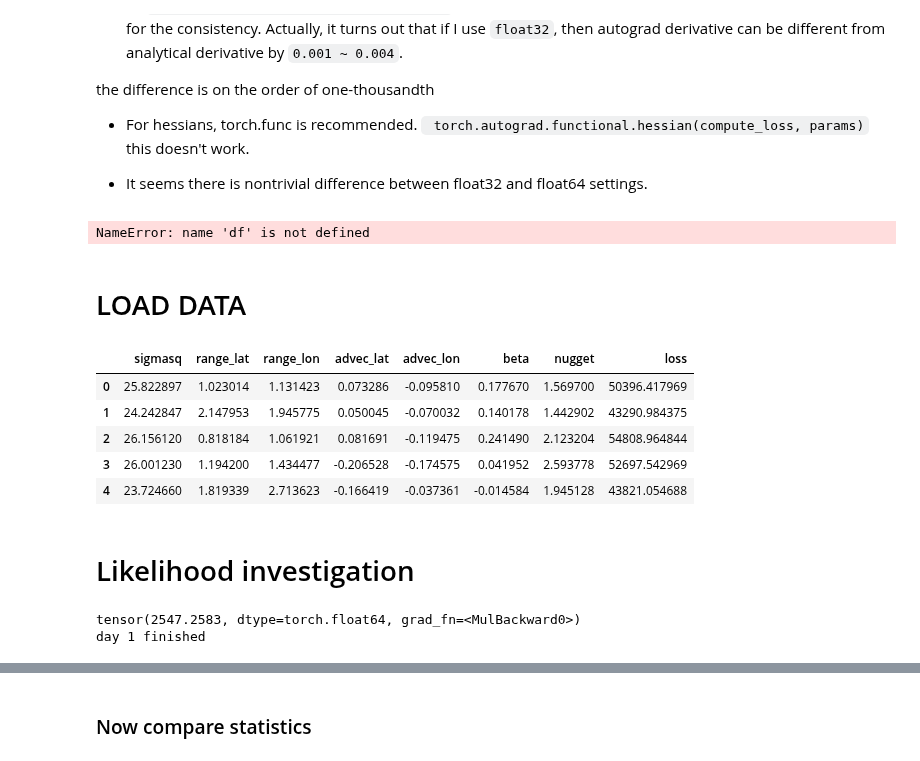
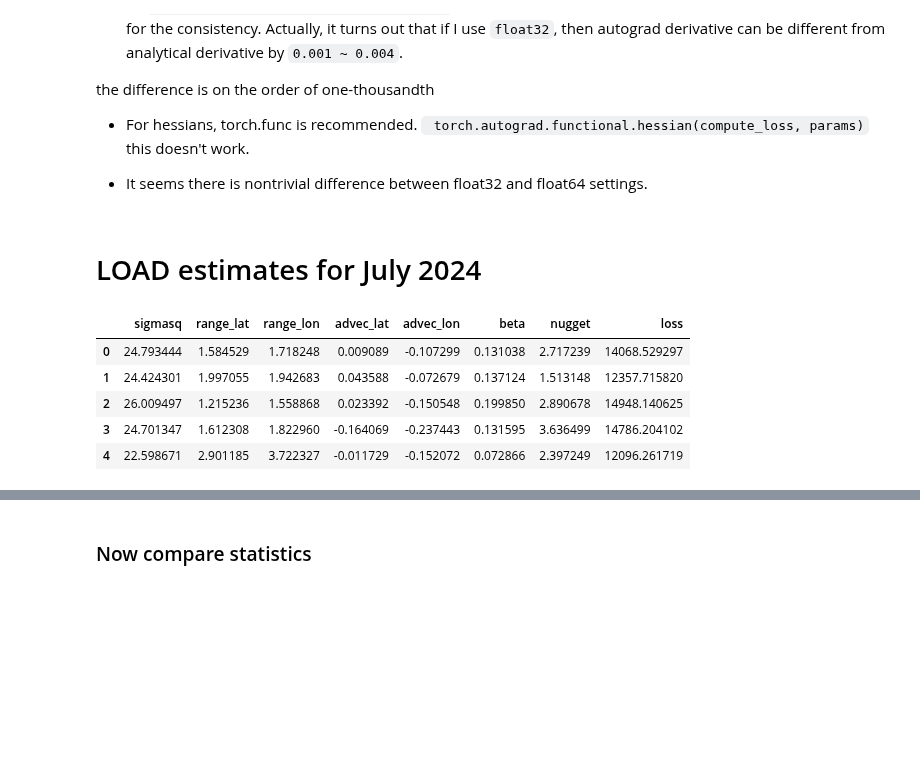
Before and after one commit to cl20813/GEMS_TCO, a Jupyter notebook: Exercises/torch_grad_hessian.ipynb, the cells around one changed output, grey strips where cells are left out. Cells and saved outputs as stored; diff of their text form; code cells hidden in the pictures; blank space fills up the shorter version.

````diff
--- a/Exercises/torch_grad_hessian.ipynb
+++ b/Exercises/torch_grad_hessian.ipynb
@@ -39,55 +39,31 @@ the difference is on the order of one-thousandth
 - For hessians, torch.func is recommended. ``` torch.autograd.functional.hessian(compute_loss, params)``` this doesn't work.
 
 - It seems there is nontrivial difference between float32 and float64 settings.
-# %%
-# CODE EXAMPLE
-# Define the function to compute the loss
-def compute_loss(params):
-    return instance.full_likelihood(params, aggregated_data[:, :4].to(torch.float64), aggregated_data[:, 2].to(torch.float64), instance.matern_cov_ani)
-    # return instance.vecchia_interpolation_1to6(params, instance.matern_cov_ani, 35)
-
-# Convert parameters to a tensor with requires_grad=True
-params = torch.tensor(df.iloc[0, :-1].values, dtype=torch.float64, requires_grad=True)
-print(params)
-
-# Compute the first derivative using torch.func.grad
-grad_f = grad(compute_loss)
-g1 = grad_f(params)
-print(f'Gradient: {g1}')
-
-# Compute the Hessian matrix using torch.func.hessian
-try:
-    hessian_matrix = hessian(compute_loss, params)      ## this is equivalent to jacfwd(jacrev(compute_loss))(params)
-    print(hessian_matrix)
-except Exception as e:
-    print(f'Error computing Hessian: {e}')
-# %% [output]
-NameError: name 'df' is not defined
-# %% [markdown]
-# LOAD DATA
+# %% [markdown]
+# LOAD estimates for July 2024
 # %%
-lat_lon_resolution = [20,20]
+lat_lon_resolution = [10,10]
 day = 1
 mm_cond_number = 20
 
 years = ['2024']
 month_range =[7,8]
 idx_for_datamap= [ 8*(day-1),8*day]
 
 instance = load_data_local_computer()
-map, ord_mm, nns_map= instance.load_mm20k_data_bymonthyear( lat_lon_resolution= lat_lon_resolution, mm_cond_number=mm_cond_number,years_=years, months_=month_range)
-analysis_data_map, aggregated_data = instance.load_working_data_byday( map, ord_mm, nns_map, idx_for_datamap=[0,8])
+month_map, ord_mm, nns_map= instance.load_mm20k_data_bymonthyear( lat_lon_resolution= lat_lon_resolution, mm_cond_number=mm_cond_number,years_=years, months_=month_range)
+analysis_data_map, aggregated_data = instance.load_working_data_byday( month_map, ord_mm, nns_map, idx_for_datamap=[0,8])
 
 input_path = "/Users/joonwonlee/Documents/GEMS_TCO-1/Exercises/st_model/estimates"
 output_filename = 'vecchia_inter_estimates_1250_july24.csv'
 output_csv_path = os.path.join(input_path, output_filename)
 
 df = pd.read_csv(output_csv_path)
 df.head()
 # %% [output]
 |  | sigmasq | range_lat | range_lon | advec_lat | advec_lon | beta | nugget | loss |
-| 0 | 25.822897 | 1.023014 | 1.131423 | 0.073286 | -0.095810 | 0.177670 | 1.569700 | 50396.417969 |
-| 1 | 24.242847 | 2.147953 | 1.945775 | 0.050045 | -0.070032 | 0.140178 | 1.442902 | 43290.984375 |
-| 2 | 26.156120 | 0.818184 | 1.061921 | 0.081691 | -0.119475 | 0.241490 | 2.123204 | 54808.964844 |
-| 3 | 26.001230 | 1.194200 | 1.434477 | -0.206528 | -0.174575 | 0.041952 | 2.593778 | 52697.542969 |
-| 4 | 23.724660 | 1.819339 | 2.713623 | -0.166419 | -0.037361 | -0.014584 | 1.945128 | 43821.054688 |
+| 0 | 24.793444 | 1.584529 | 1.718248 | 0.009089 | -0.107299 | 0.131038 | 2.717239 | 14068.529297 |
+| 1 | 24.424301 | 1.997055 | 1.942683 | 0.043588 | -0.072679 | 0.137124 | 1.513148 | 12357.715820 |
+| 2 | 26.009497 | 1.215236 | 1.558868 | 0.023392 | -0.150548 | 0.199850 | 2.890678 | 14948.140625 |
+| 3 | 24.701347 | 1.612308 | 1.822960 | -0.164069 | -0.237443 | 0.131595 | 3.636499 | 14786.204102 |
+| 4 | 22.598671 | 2.901185 | 3.722327 | -0.011729 | -0.152072 | 0.072866 | 2.397249 | 12096.261719 |
@@ -620,37 +70 @@ class matern_advec_beta_torch_vecchia:
-# %% [markdown]
-# Likelihood investigation
-# %%
-lat_lon_resolution = [10,10]
-
-head100map = defaultdict(list)
-
-headn = 10
-b = [0]*7
-b1=b2=b3=b4=b5=b6=0
-for day in range(1,2):
-    mm_cond_number = 10
-
-    years = ['2024']
-    month_range =[7,8]
-    idx_for_datamap= [ 8*(day-1),8*day]
-
-    instance = load_data_local_computer()
-    map, ord_mm, nns_map= instance.load_mm20k_data_bymonthyear( lat_lon_resolution= lat_lon_resolution, mm_cond_number=mm_cond_number,years_=years, months_=month_range)
-    analysis_data_map, aggregated_data = instance.load_working_data_byday( map, ord_mm, nns_map, idx_for_datamap= idx_for_datamap)
-
-    params = [ 24.793444,	1.5845289,	1.7182478,	0.009088504,	-0.10729945,	0.13103764,	2.7172387]  #1250
-    params = [ 27.25, 2.18, 2.294, 4.099e-4, -0.07915, 0.0999, 3.65]   #200
-    # params = [24.42, 1.92, 1.92, 0.001, -0.045, 0.237, 3.34]
-    params = torch.tensor(params, requires_grad=True)
-    instance = matern_advec_beta_torch_vecchia(analysis_data_map, params, nns_map, mm_cond_number)
-
-    out = instance.full_likelihood(params, aggregated_data[:,:4].to(torch.float64),aggregated_data[:,2].to(torch.float64), instance.matern_cov_ani)
-    print(out)  # 15105
-
-
-
-    print(f'day {day} finished')
-# %% [output]
-tensor(2547.2583, dtype=torch.float64, grad_fn=<MulBackward0>)
-day 1 finished
 # %% [markdown]
````
Also changed, not shown: parts of 17 cells of this notebook, 5 other files.
